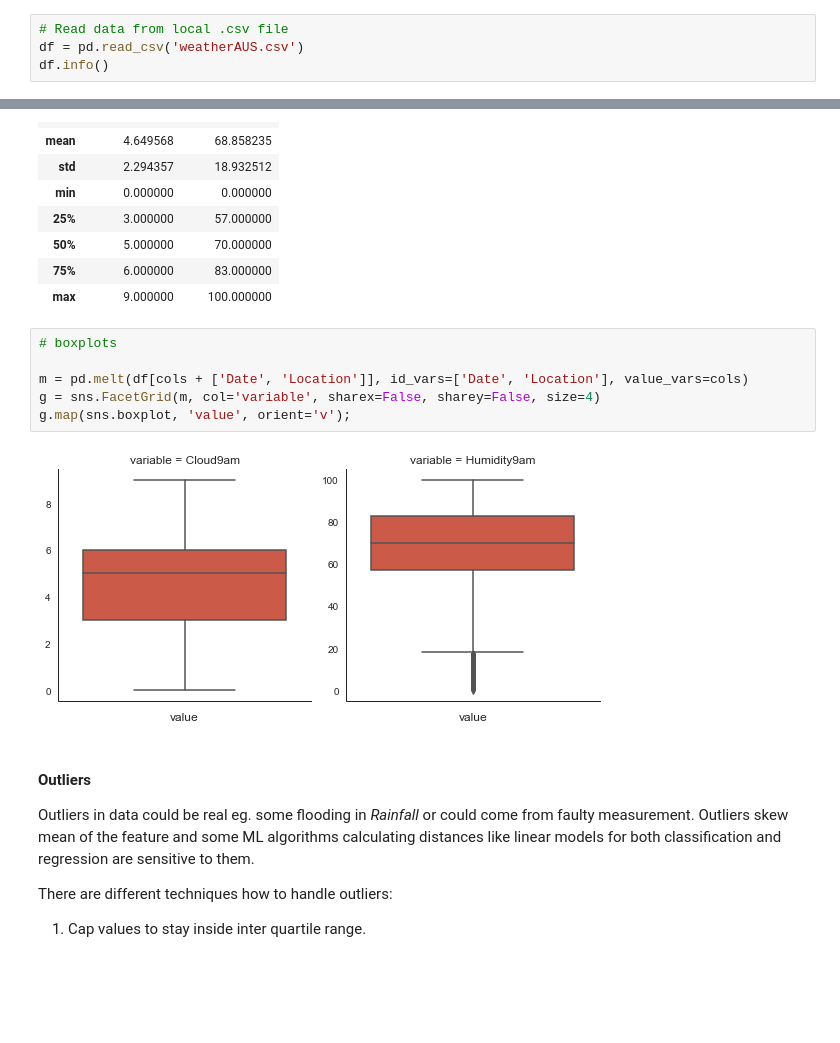
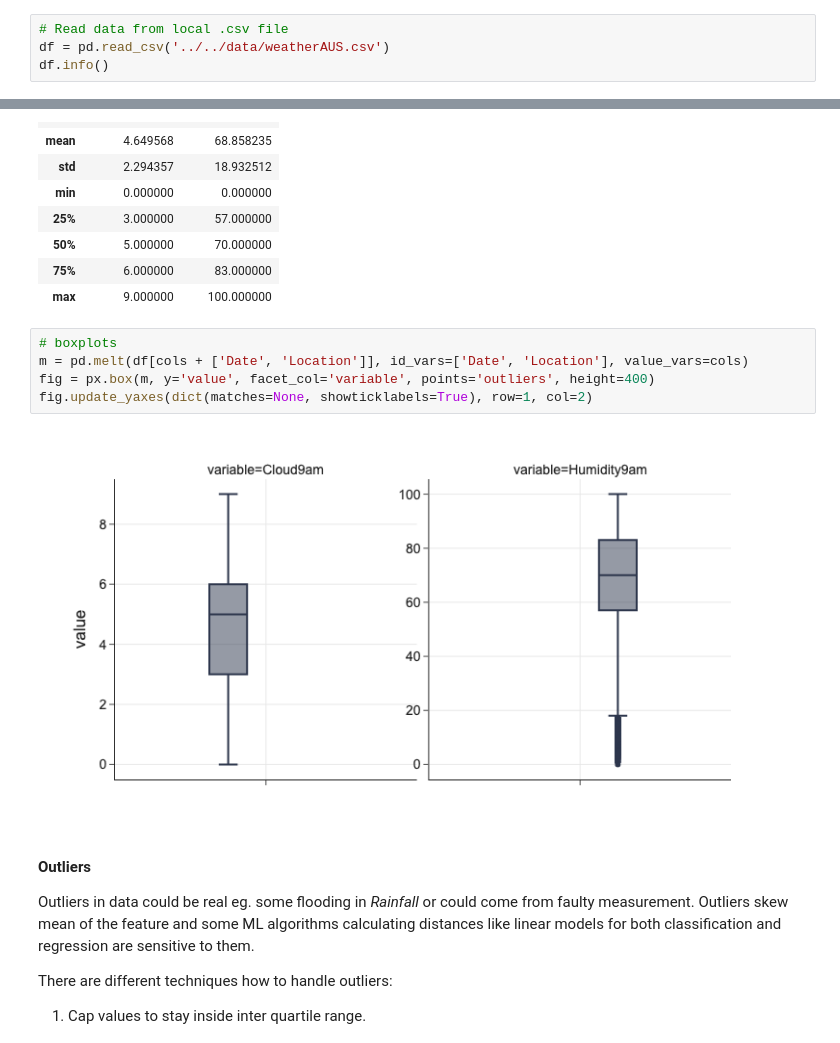
Before and after one commit to avast/machine-learning-python, a Jupyter notebook: book/imlp/imlp_1_data.ipynb, the cells around one changed output, grey strips where cells are left out. Saved outputs shown, nothing was run; the diff lists cells and outputs as text; blank space fills up the shorter version.

```diff
--- a/book/imlp/imlp_1_data.ipynb
+++ b/book/imlp/imlp_1_data.ipynb
@@ -84,7 +97,7 @@ Some features that are available to us:
 1. There is a group of numerical features describing morning and afternoon measurements. We have to check distributions and fill in missing values.
 # %%
 # Read data from local .csv file
-df = pd.read_csv('weatherAUS.csv')
+df = pd.read_csv('../../data/weatherAUS.csv')
 df.info()
 # %% [output]
 <class 'pandas.core.frame.DataFrame'>
@@ -311,12 +327,11 @@ df[cols].describe()
 | max | 9.000000 | 100.000000 |
 # %%
 # boxplots
-
 m = pd.melt(df[cols + ['Date', 'Location']], id_vars=['Date', 'Location'], value_vars=cols)
-g = sns.FacetGrid(m, col='variable', sharex=False, sharey=False, size=4)
-g.map(sns.boxplot, 'value', orient='v');
+fig = px.box(m, y='value', facet_col='variable', points='outliers', height=400)
+fig.update_yaxes(dict(matches=None, showticklabels=True), row=1, col=2)
 # %% [output]
-[figure, old version]
+[figure, new version]
 # %% [markdown]
 #### Outliers
 
```
Also changed, not shown: parts of 49 cells of this notebook, 27 other files.
